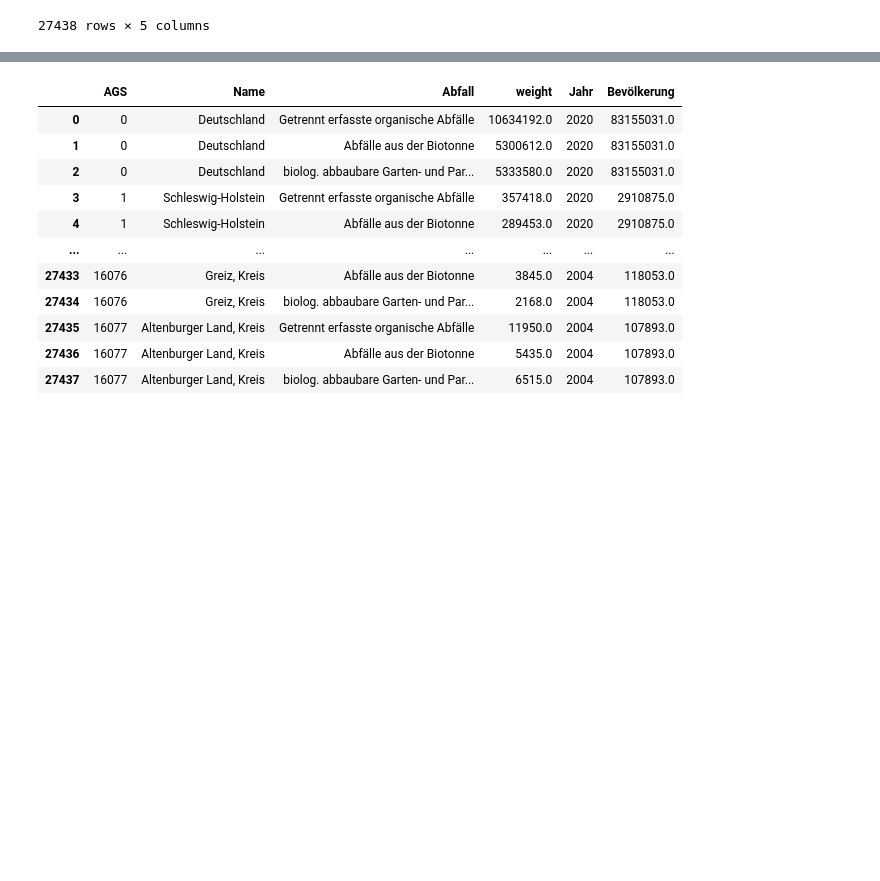
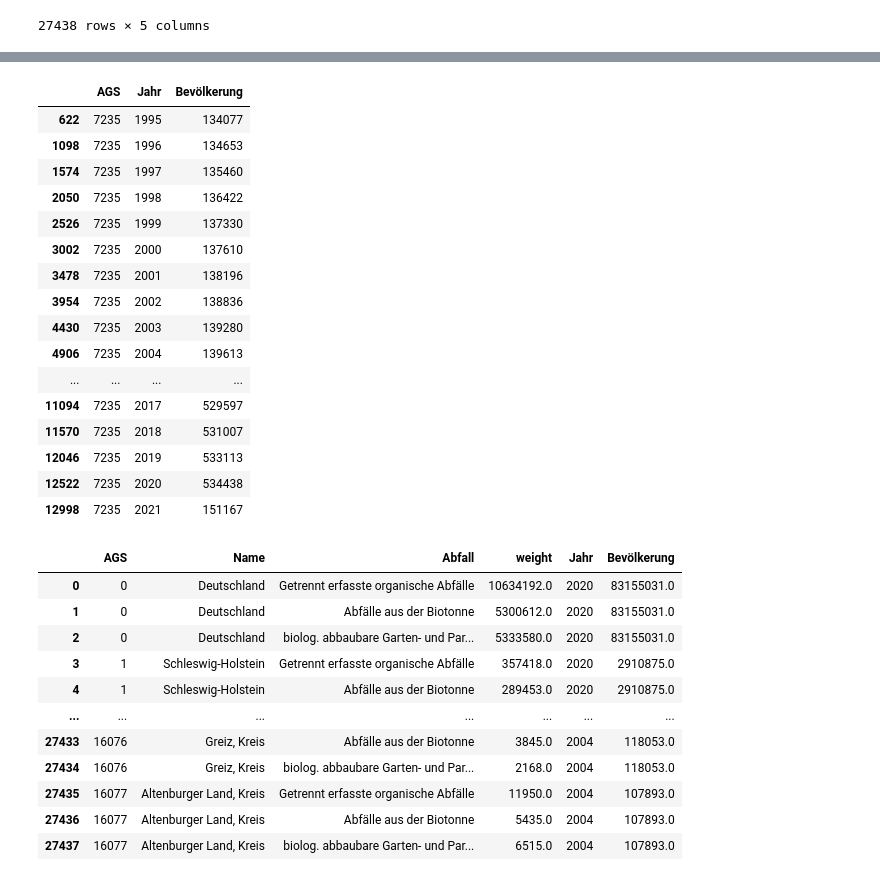
Before and after one commit to uclab-potsdam/klimataz, a Jupyter notebook: data/waste/final_data_waste_landkreis.ipynb, the cells around one changed output, grey strips where cells are left out. Saved outputs shown, nothing was run; the diff lists cells and outputs as text; code cells hidden in the pictures; blank space fills up the shorter version.

```diff
--- a/data/waste/final_data_waste_landkreis.ipynb
+++ b/data/waste/final_data_waste_landkreis.ipynb
@@ -228,0 +233,8 @@ pop_df
+# %%
+abfallzw_kreise = [7211,7231,7232,7233]
+jahre = [2016,2017,2018,2019,2020]
+
+for i in jahre:
+    for j in abfallzw_kreise:
+        pop_df.loc[(7235,i),'Bevölkerung'] = int(pop_df.loc[(7235,i),'Bevölkerung'])+int(pop_df.loc[(j,i),'Bevölkerung'])
+pop_df.loc[(7235,2018)]
@@ -229,3 +265,24 @@ pop_df
+# %%
+pop_df.reset_index(inplace=True)
+pop_df[pop_df['AGS']==7235]
+# %% [output]
+|  | AGS | Jahr | Bevölkerung |
+| 622 | 7235 | 1995 | 134077 |
+| 1098 | 7235 | 1996 | 134653 |
+| 1574 | 7235 | 1997 | 135460 |
+| 2050 | 7235 | 1998 | 136422 |
+| 2526 | 7235 | 1999 | 137330 |
+| 3002 | 7235 | 2000 | 137610 |
+| 3478 | 7235 | 2001 | 138196 |
+| 3954 | 7235 | 2002 | 138836 |
+| 4430 | 7235 | 2003 | 139280 |
+| 4906 | 7235 | 2004 | 139613 |
+| ... | ... | ... | ... |
+| 11094 | 7235 | 2017 | 529597 |
+| 11570 | 7235 | 2018 | 531007 |
+| 12046 | 7235 | 2019 | 533113 |
+| 12522 | 7235 | 2020 | 534438 |
+| 12998 | 7235 | 2021 | 151167 |
 # %%
 #merge waste_df with population
 merged_wa = norm_wa.merge(pop_df, on = ['AGS','Jahr'], how='left')
```
Also changed, not shown: parts of 6 cells of this notebook, 1 other file.
